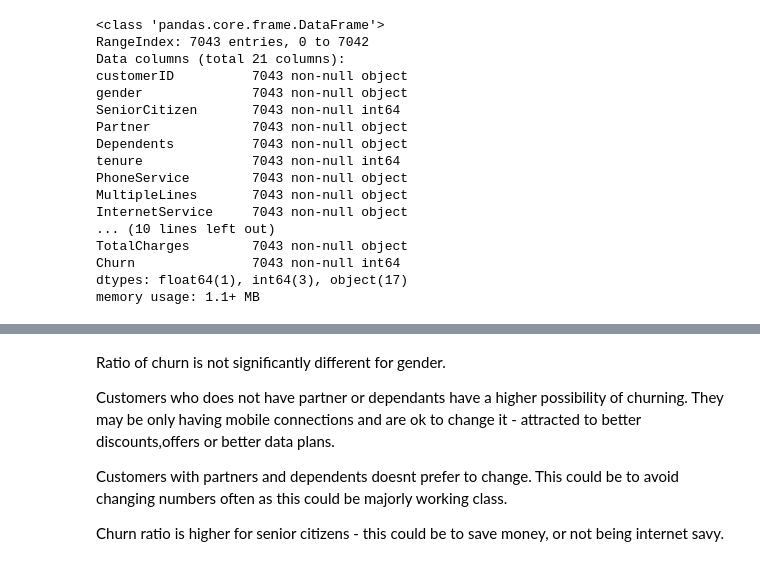
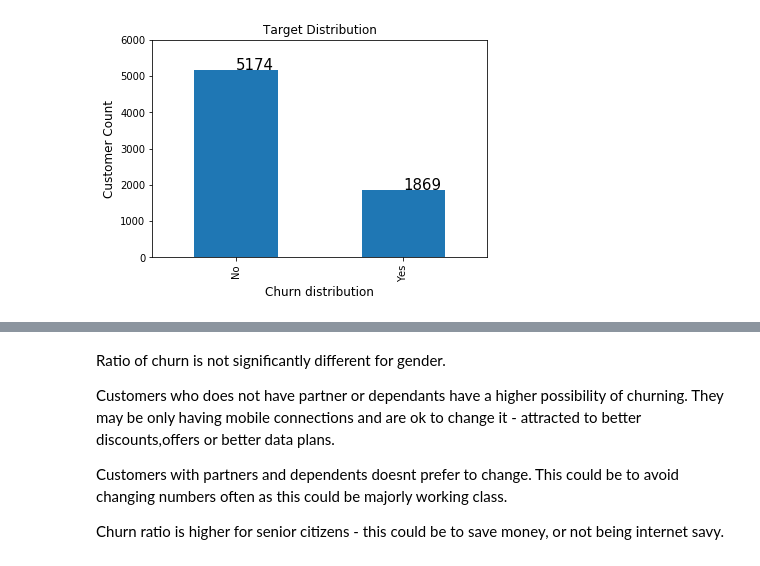
Before and after one commit to KanduriR/Kaggle-Telco-Customer-Churn, a Jupyter notebook: Telecomm Churn - EDA.ipynb, the cells around one changed output, grey strips where cells are left out. Drawn from its saved outputs; the diff is of its cells as text; code cells hidden in the pictures.

```diff
--- a/Telecomm Churn - EDA.ipynb
+++ b/Telecomm Churn - EDA.ipynb
@@ -61,23 +62,23 @@ plt.show()
+# %%
+#target is the churn column. Lets see distribution of target.
+
+target_dist = data['Churn'].value_counts()
+
+
+target_dist.plot(kind='bar', title='Target Distribution')
+
+plt.title('Target Distribution')
+plt.xlabel('Churn distribution', fontsize=12)
+plt.ylabel('Customer Count', fontsize =12)
+#plt.annotate(str(target_dist.loc['No']),(0,target_dist[0]),fontsize = 15)
+#plt.annotate(str(target_dist.loc['Yes']),(1,target_dist[1]),fontsize=15)
+plt.text
+plt.annotate(str())
+plt.ylim(top=6000)
+
+plt.show()
+# %% [output]
+[figure, added]
 # %%
 #setting churn as 1 or 0 for Yes or No respectively
 data['Churn'] = np.where(data['Churn']=='Yes',1,0)
-# %%
-data.info()
-# %% [output]
-<class 'pandas.core.frame.DataFrame'>
-RangeIndex: 7043 entries, 0 to 7042
-Data columns (total 21 columns):
-customerID          7043 non-null object
-gender              7043 non-null object
-SeniorCitizen       7043 non-null int64
-Partner             7043 non-null object
-Dependents          7043 non-null object
-tenure              7043 non-null int64
-PhoneService        7043 non-null object
-MultipleLines       7043 non-null object
-InternetService     7043 non-null object
-... (10 lines left out)
-TotalCharges        7043 non-null object
-Churn               7043 non-null int64
-dtypes: float64(1), int64(3), object(17)
-memory usage: 1.1+ MB
```
Also changed, not shown: parts of 34 cells of this notebook.
